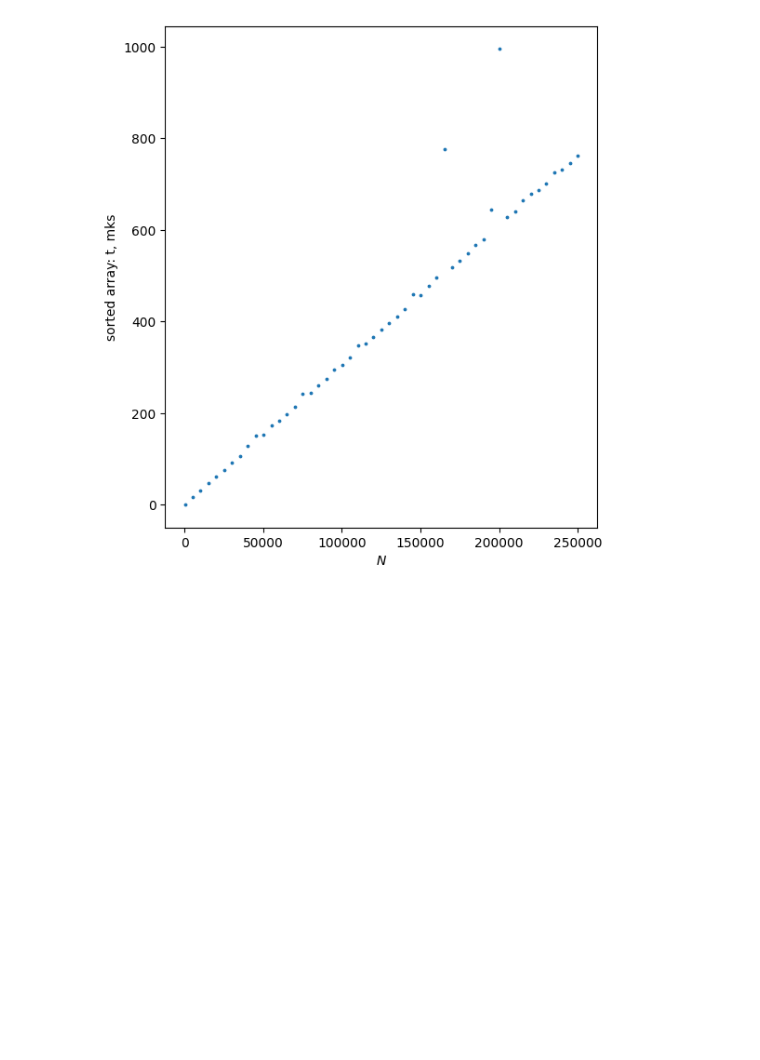
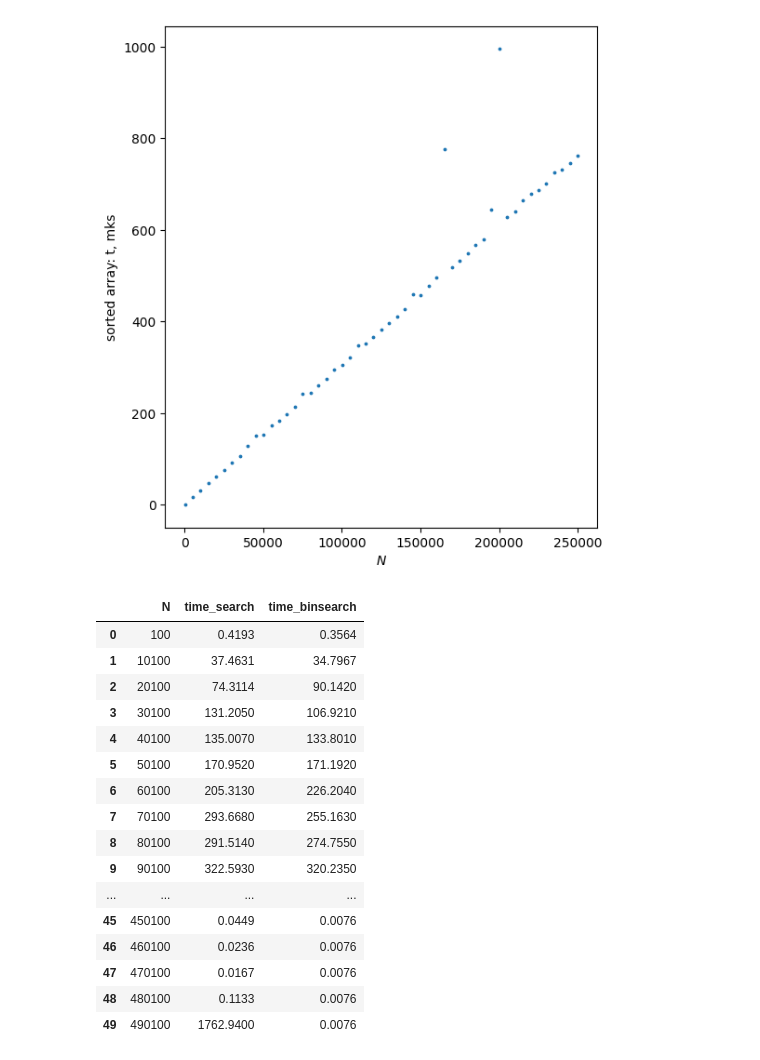
Before and after one commit to xenonnachille/cpp-23-shevyakova, a Jupyter notebook: lab_1/graphs.ipynb, the cells around one changed output. Drawn from its saved outputs; the diff is of its cells as text; code cells hidden in the pictures; blank space fills up the shorter version.

```diff
--- a/lab_1/graphs.ipynb
+++ b/lab_1/graphs.ipynb
@@ -89,3 +89,24 @@ ax.set(xlabel='$N$',
 # %% [output]
 [Text(0.5, 0, '$N$'), Text(0, 0.5, 'sorted array: t, mks')]
 [figure]
+# %%
+df3 = pd.read_csv("strategy_A.csv")
+df3
+# %% [output]
+|  | N | time_search | time_binsearch |
+| 0 | 100 | 0.4193 | 0.3564 |
+| 1 | 10100 | 37.4631 | 34.7967 |
+| 2 | 20100 | 74.3114 | 90.1420 |
+| 3 | 30100 | 131.2050 | 106.9210 |
+| 4 | 40100 | 135.0070 | 133.8010 |
+| 5 | 50100 | 170.9520 | 171.1920 |
+| 6 | 60100 | 205.3130 | 226.2040 |
+| 7 | 70100 | 293.6680 | 255.1630 |
+| 8 | 80100 | 291.5140 | 274.7550 |
+| 9 | 90100 | 322.5930 | 320.2350 |
+| ... | ... | ... | ... |
+| 45 | 450100 | 0.0449 | 0.0076 |
+| 46 | 460100 | 0.0236 | 0.0076 |
+| 47 | 470100 | 0.0167 | 0.0076 |
+| 48 | 480100 | 0.1133 | 0.0076 |
+| 49 | 490100 | 1762.9400 | 0.0076 |
```
Also changed, not shown: parts of 3 cells of this notebook, 4 other files.
